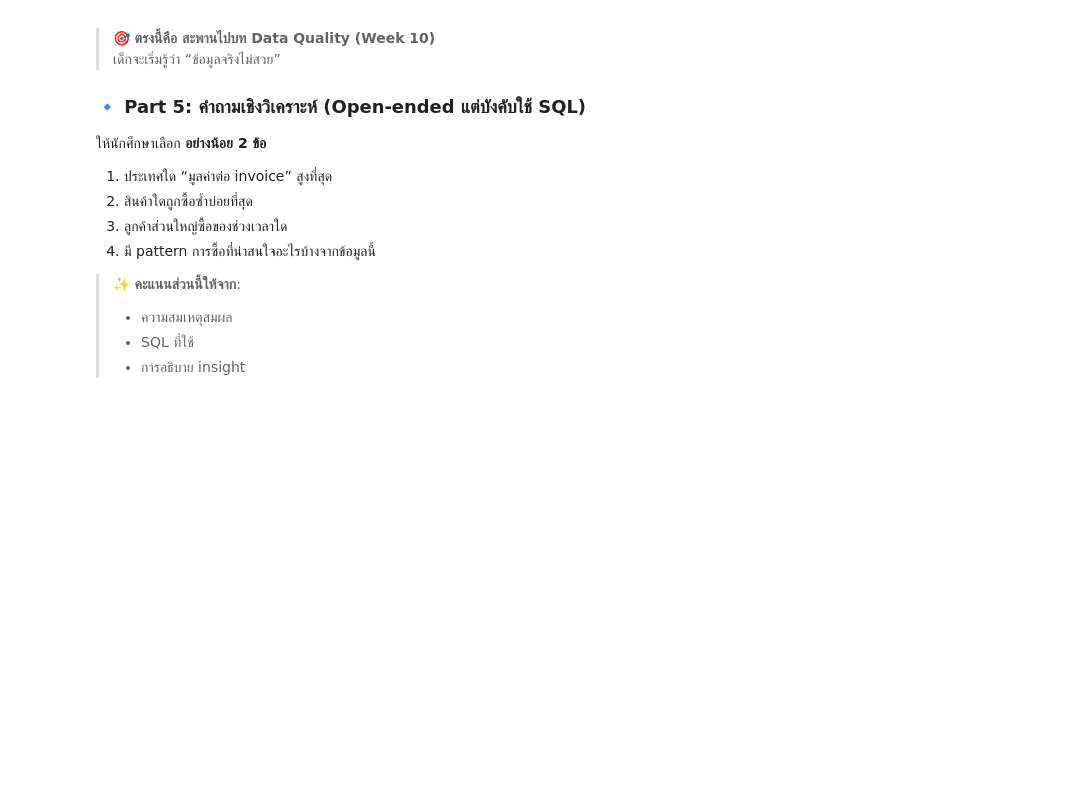
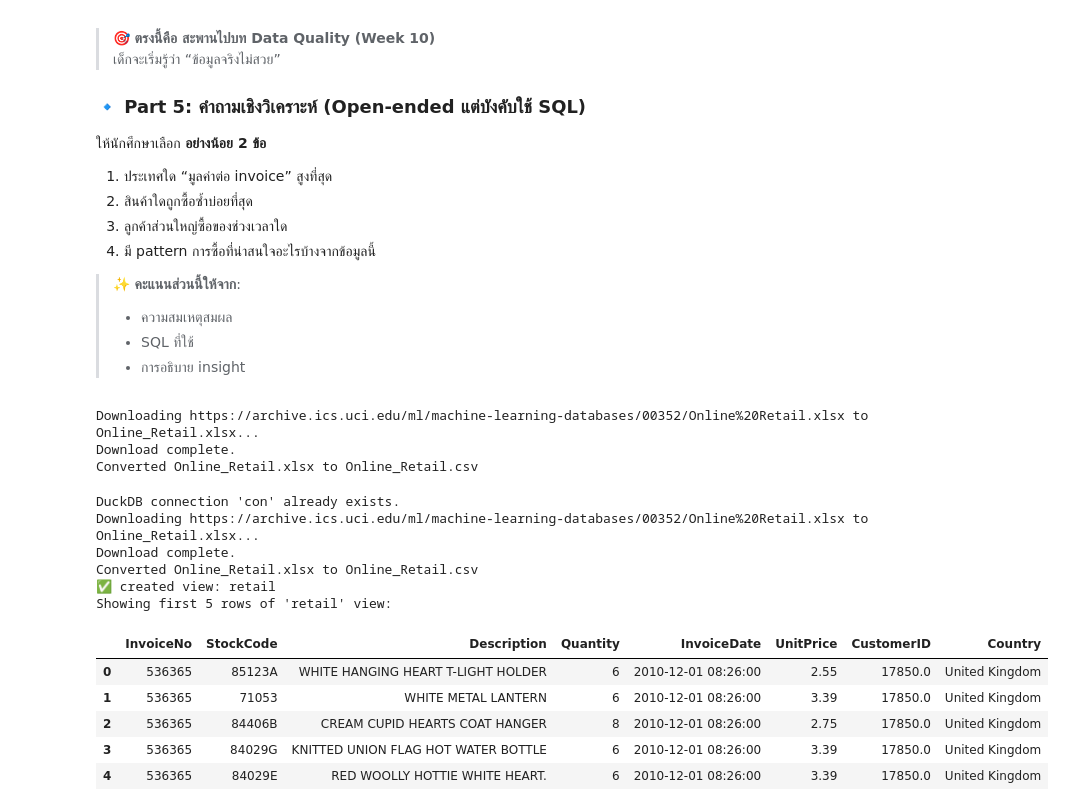
Before and after one commit to Cate-MSRS/128-356-Big-Data-for-test, a Jupyter notebook: BigData_Week3_SQL_DuckDB_to_Spark.ipynb, the cells around one changed output. Drawn from its saved outputs; the diff is of its cells as text; code cells hidden in the pictures; blank space fills up the shorter version.

```diff
--- a/BigData_Week3_SQL_DuckDB_to_Spark.ipynb
+++ b/BigData_Week3_SQL_DuckDB_to_Spark.ipynb
@@ -818,3 +985,78 @@ spark.sql(spark_sql).show()
 > - ความสมเหตุสมผล
 > - SQL ที่ใช้
 > - การอธิบาย insight
+# %%
+import requests
+
+# URL ของไฟล์ Online Retail.csv
+url = "https://archive.ics.uci.edu/ml/machine-learning-databases/00352/Online%20Retail.xlsx"
+output_path = "Online_Retail.xlsx"
+
+# ดาวน์โหลดไฟล์ XLSX
+print(f"Downloading {url} to {output_path}...")
+response = requests.get(url)
+with open(output_path, 'wb') as f:
+    f.write(response.content)
+print("Download complete.")
+
+import pandas as pd
+
+df_excel = pd.read_excel(output_path)
+RETAIL_CSV_PATH = "Online_Retail.csv"
+df_excel.to_csv(RETAIL_CSV_PATH, index=False)
+print(f"Converted {output_path} to {RETAIL_CSV_PATH}")
+# %% [output]
+Downloading https://archive.ics.uci.edu/ml/machine-learning-databases/00352/Online%20Retail.xlsx to Online_Retail.xlsx...
+Download complete.
+Converted Online_Retail.xlsx to Online_Retail.csv
+# %%
+import requests
+import pandas as pd
+import duckdb
+import time
+import os
+
+if 'con' not in globals():
+    con = duckdb.connect(database=':memory:', read_only=False)
+    print("DuckDB connection 'con' created.")
+else:
+    print("DuckDB connection 'con' already exists.")
+
+# Download data
+url = "https://archive.ics.uci.edu/ml/machine-learning-databases/00352/Online%20Retail.xlsx"
+output_path = "Online_Retail.xlsx"
+
+print(f"Downloading {url} to {output_path}...")
+response = requests.get(url)
+response.raise_for_status()
+with open(output_path, 'wb') as f:
+    f.write(response.content)
+print("Download complete.")
+
+# Convert XLSX to CSV
+df_excel = pd.read_excel(output_path)
+RETAIL_CSV_PATH = "Online_Retail.csv"
+df_excel.to_csv(RETAIL_CSV_PATH, index=False)
+print(f"Converted {output_path} to {RETAIL_CSV_PATH}")
+
+# Create DuckDB view
+con.execute(f"""
+    CREATE OR REPLACE VIEW retail AS
+    SELECT * FROM read_csv_auto('{RETAIL_CSV_PATH}');
+""")
+print("✅ created view: retail")
+print("Showing first 5 rows of 'retail' view:")
+display(con.execute("SELECT * FROM retail LIMIT 5").df())
+# %% [output]
+DuckDB connection 'con' already exists.
+Downloading https://archive.ics.uci.edu/ml/machine-learning-databases/00352/Online%20Retail.xlsx to Online_Retail.xlsx...
+Download complete.
+Converted Online_Retail.xlsx to Online_Retail.csv
+✅ created view: retail
+Showing first 5 rows of 'retail' view:
+|  | InvoiceNo | StockCode | Description | Quantity | InvoiceDate | UnitPrice | CustomerID | Country |
+| 0 | 536365 | 85123A | WHITE HANGING HEART T-LIGHT HOLDER | 6 | 2010-12-01 08:26:00 | 2.55 | 17850.0 | United Kingdom |
+| 1 | 536365 | 71053 | WHITE METAL LANTERN | 6 | 2010-12-01 08:26:00 | 3.39 | 17850.0 | United Kingdom |
+| 2 | 536365 | 84406B | CREAM CUPID HEARTS COAT HANGER | 8 | 2010-12-01 08:26:00 | 2.75 | 17850.0 | United Kingdom |
+| 3 | 536365 | 84029G | KNITTED UNION FLAG HOT WATER BOTTLE | 6 | 2010-12-01 08:26:00 | 3.39 | 17850.0 | United Kingdom |
+| 4 | 536365 | 84029E | RED WOOLLY HOTTIE WHITE HEART. | 6 | 2010-12-01 08:26:00 | 3.39 | 17850.0 | United Kingdom |
```
Also changed, not shown: parts of 38 cells of this notebook.
